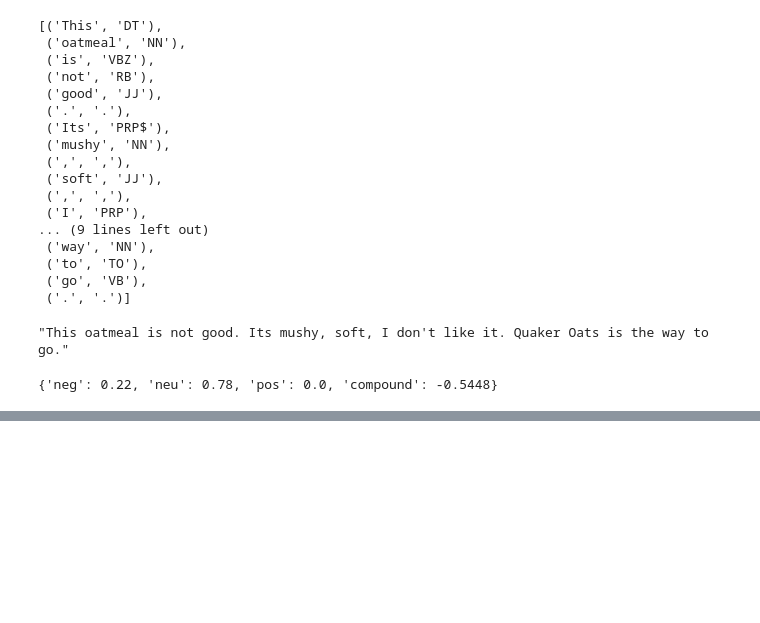
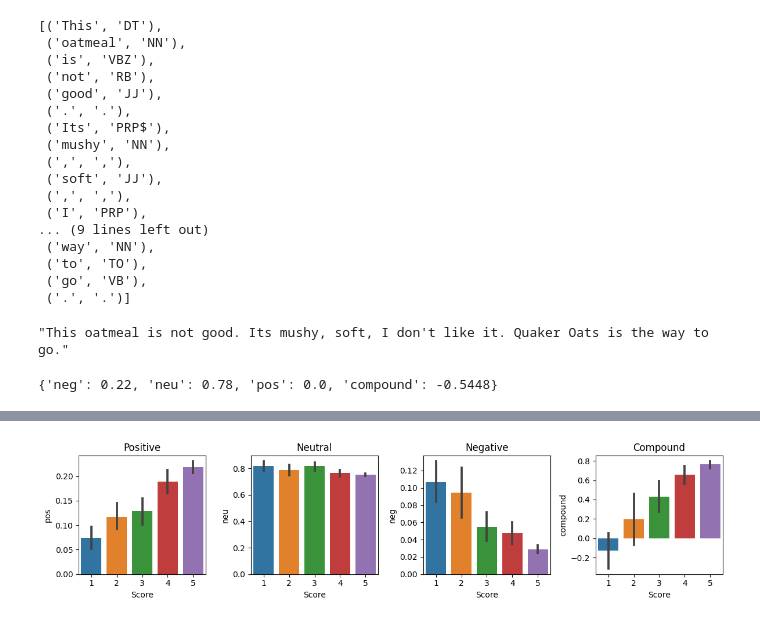
Before and after one commit to gaixen/Sentiment_Analysis_EndtoEnd, a Jupyter notebook: Sentiment_Analysis_VADER_RoBERTa.ipynb, the cells around one changed output, grey strips where cells are left out. Cells and saved outputs as stored; diff of their text form; code cells hidden in the pictures; blank space fills up the shorter version.

```diff
--- a/Sentiment_Analysis_VADER_RoBERTa.ipynb
+++ b/Sentiment_Analysis_VADER_RoBERTa.ipynb
@@ -144,9 +161,11 @@ sample
 sia.polarity_scores(sample)
 # %% [output]
 {'neg': 0.22, 'neu': 0.78, 'pos': 0.0, 'compound': -0.5448}
+# %%
+df_new = df.head(500)
 # %%
 scores ={}
-for i, row in tqdm(df.iterrows() , total = len(df)):
+for i, row in tqdm(df_new.iterrows() , total = len(df_new)):
     text = row['Text']
     ID = row['Id']
     scores[ID] = sia.polarity_scores(text)
@@ -152,0 +180,4 @@ for i, row in tqdm(df.iterrows() , total = len(df)):
+# %%
+vaders = pd.DataFrame(scores).T
+vaders = vaders.reset_index().rename(columns={'index':'Id'})
+vaders = vaders.merge(df_new,how='left')
@@ -152,0 +193,14 @@ for i, row in tqdm(df.iterrows() , total = len(df)):
+# %%
+fig, axs = plt.subplots(1, 4, figsize=(12, 3))
+sns.barplot(data=vaders, x='Score', y='pos', ax=axs[0])
+sns.barplot(data=vaders, x='Score', y='neu', ax=axs[1])
+sns.barplot(data=vaders, x='Score', y='neg', ax=axs[2])
+sns.barplot(data=vaders, x='Score', y='compound', ax=axs[3])
+axs[0].set_title('Positive')
+axs[1].set_title('Neutral')
+axs[2].set_title('Negative')
+axs[3].set_title('Compound')
+plt.tight_layout()
+plt.show()
+# %% [output]
+[figure, added]
```
Also changed, not shown: parts of 37 cells of this notebook.
